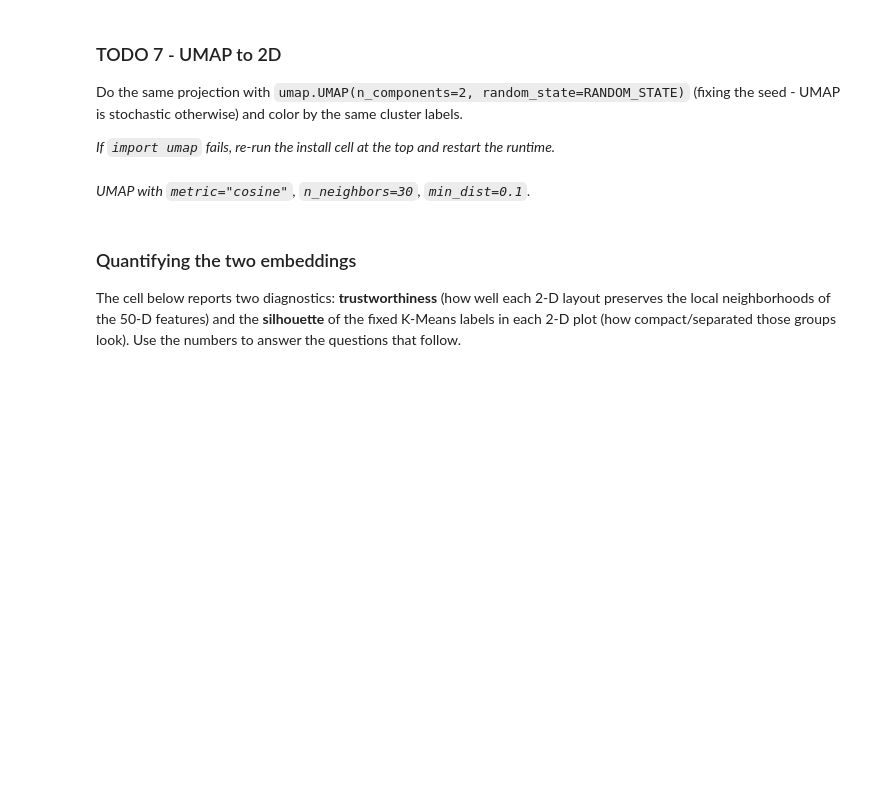
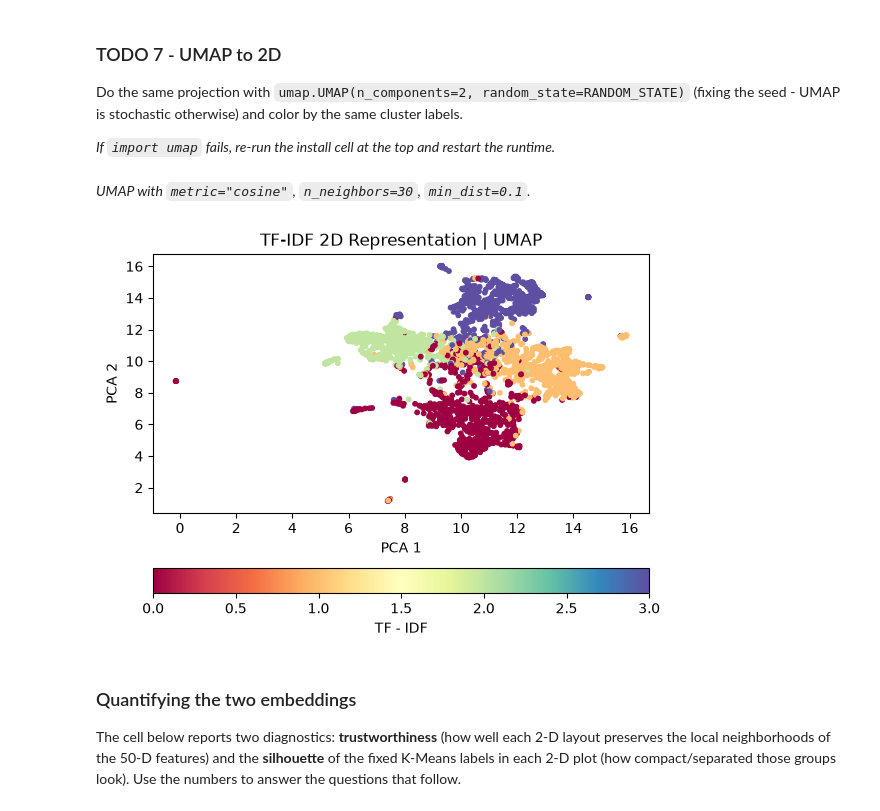
Before and after one commit to lizzBee/HW3-602, a Jupyter notebook: HW3_Horishny117578447.ipynb, the cells around one changed output. Drawn from its saved outputs; the diff is of its cells as text; code cells hidden in the pictures; blank space fills up the shorter version.

Commit message:
part 3 todo 7 | umap

```diff
--- a/HW3_Horishny117578447.ipynb
+++ b/HW3_Horishny117578447.ipynb
@@ -715,16 +715,24 @@ seed - UMAP is stochastic otherwise) and color by the same cluster labels.
 # %%
 # [WRITE CODE]
 import umap
 #####################################################################
 # TODO:                                                             #
 # Project X_reduced to 2D with:                                                     #
-#   umap.UMAP(n_components=2, random_state=RANDOM_STATE,                             #
-#             metric="cosine", n_neighbors=30, min_dist=0.1)                         #
-# Scatter it colored by cluster_labels, matching your PCA plot styling.             #
+pca_umap = umap.UMAP(n_components=2, random_state=RANDOM_STATE,metric="cosine", n_neighbors=30, min_dist=0.1)                         #
+# Scatter it colored by cluster_labels, matching your PCA plot styling.
+umap_2d = pca_umap.fit_transform(X_reduced)
+plt.scatter(umap_2d[:, 0], umap_2d[:, 1], c=cluster_labels, cmap='Spectral', s=10)
+plt.title('TF-IDF 2D Representation | UMAP')
+plt.colorbar(label="TF - IDF", orientation="horizontal")
+plt.xlabel("PCA 1")
+plt.ylabel("PCA 2")
+plt.show()           #
 pass
 #####################################################################
 #                       END OF YOUR CODE                            #
 #####################################################################
+# %% [output]
+[figure, added]
 # %% [markdown]
 ### Quantifying the two embeddings
 
```
Also changed, not shown: parts of 1 cell of this notebook.
